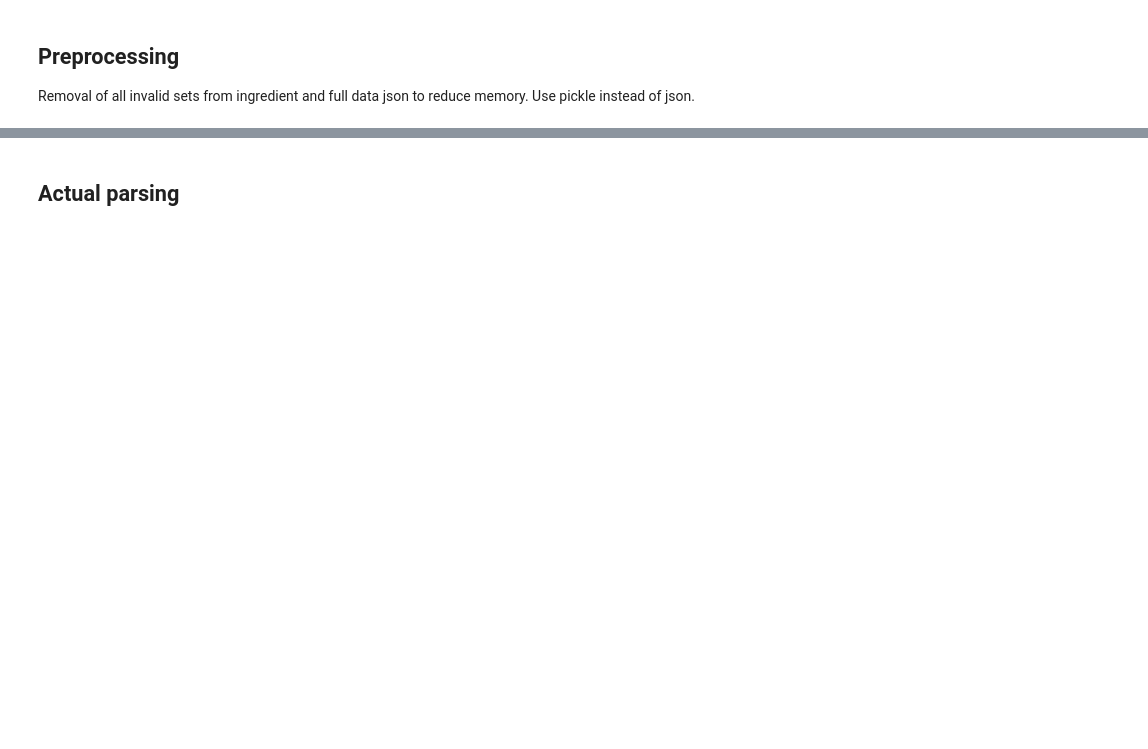
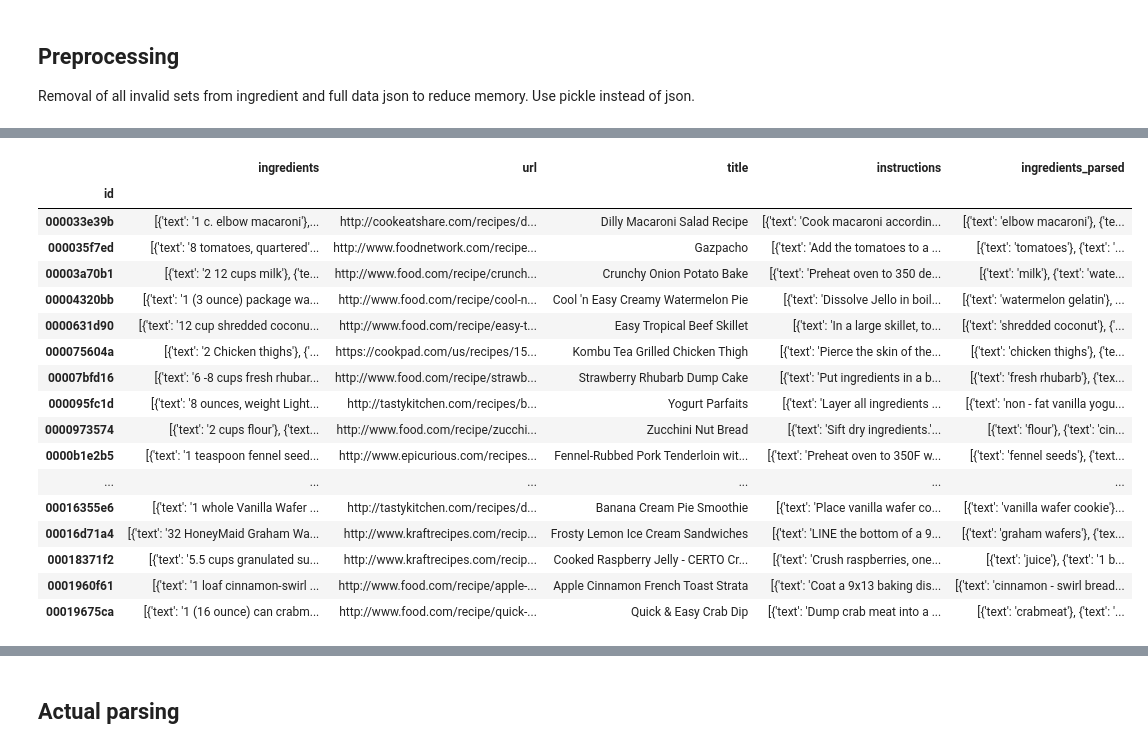
Before and after one commit to mscholl96/mad-recime, a Jupyter notebook: data/recipe1M/parser/parser.ipynb, the cells around one changed output, grey strips where cells are left out. Drawn from its saved outputs; the diff is of its cells as text; code cells hidden in the pictures; blank space fills up the shorter version.

Commit message:
#12 Improved parsing, todo: food.com amount postprocessing

```diff
--- a/data/recipe1M/parser/parser.ipynb
+++ b/data/recipe1M/parser/parser.ipynb
@@ -92,11 +59,10 @@ def extract_amount(content):
 # %%
 ingredient_data = None
 recipe_data = None
-ingredient_file = FILE_DIR + 'det_ingrs.json'
-layer1_file = FILE_DIR + 'layer1.json'
+ingredient_file = FILE_DIR + 'ingSub.json'
+layer1_file = FILE_DIR + 'layer1_stripped.json'
 
-ingredient_out = FILE_DIR + '2022_02_05/det_ingrs_valid.pkl'
-layer1_out = FILE_DIR + '2022_02_05/layer1_valid.pkl'
+layer1_out = FILE_DIR + 'layer1_valid.pkl'
 
 # Get data, set id as used index and drop unnecessary information
 ingredient_data = pd.read_json(ingredient_file).set_index('id')
@@ -125,55 +91,43 @@ print(f'Removed {len(indices)} recipes with invalid ingredients')
 recipe_data['ingredients_parsed'] = ingredient_data['ingredients']
 
 indices = []
+
+# Replace fractions (such as "1/2")
+fractionRegex = re.compile('d+/d+')
+
+# Replace mixed fractions
+mixedFractionRegex = re.compile('\d+(?:\s|\s?\-\s?)\d+/\d+')
+
+# Needed to extract numbers
+numberRegex = re.compile('\d+')
+
 j = 0
-# Replace fractions in raw ingredients
 for idx, recipe in recipe_data.iterrows():
-    url = recipe['url']
-    # Recrawl amounts if recipe is from food.com
-    if 'www.food.com' in url:
-        page = requests.get(url)
-        if page.status_code == 200:
-            content = page.content
-        else:
-            print(f'Page {url} returned error code: {page.status_code}')
 
-        soup = BeautifulSoup(content, 'html.parser')
-        ingredient_quantities = soup.find_all("div", {"class": "recipe-ingredients__ingredient-quantity"})
-        try:
-            if(len(ingredient_quantities) == len(recipe['ingredients'])):
-                for i in range(0, len(ingredient_quantities)):
-                    # sup and sub are the tags of the fraction numbers, if they are None, there is no fraction inside the field
-                    sup = ingredient_quantities[i].find_all('sup')
-                    if sup:
-                        ingredient = recipe['ingredients'][i]
-                        # List of elements inside div
-                        content = ingredient_quantities[i].contents
-                        to_replace, amount = extract_amount(content)
-                        if to_replace in ingredient['text'][0:10]:
-                            ingredient['text'] = ingredient['text'].replace(to_replace, amount)
-                        else:
-                            print(f"Reconstruction error in recipe {idx}")
-            else:
-                print(f"Website ingredients don't match data set for id {idx}, url: {url}")
-        except BaseException as e:
-           print(f"Error in recipe {idx} with exception {e}")
-
-    # Replace fraction (such as "1/2") and empty ingredients
-    fractionRegex = re.compile('[0-9]+/[0-9]+')
     for ingredient in recipe['ingredients']:
         text = ingredient['text']
         if text:
+            # First all mixed fractions
+            mixedFractions = re.findall(mixedFractionRegex, text)
+            for mixedFraction in mixedFractions:
+                numbers = [int(s) for s in re.findall(numberRegex, mixedFraction)]
+                float_representation = round(numbers[0] + numbers[1]/numbers[2], 2)
+                text = text.replace(mixedFraction, str(float_representation))
+            # Now the remaining fractions
             fractions = re.findall(fractionRegex, text)
-            if fractions:
-                numbers = fractions[0].split('/')
-                float_representation = int(numbers[0])/int(numbers[1])
-                text = text.replace(fractions[0], str(float_representation))
-                ingredient['text'] = text
+            for fraction in fractions:
+                numbers = fraction.split('/')
+                float_representation = round(int(numbers[0])/int(numbers[1]), 2)
+                text = text.replace(fraction, str(float_representation))
+
+            # Replace original text
+            ingredient['text'] = text
+
         elif idx not in indices:
             # To be removed later (empty ingredient)
             indices.append(idx)
     j+=1
-    if j % 5000 == 0:
+    if j % 100000 == 0:
         print(f'Progress: {j}')
 
 
@@ -198,3 +146,21 @@ Website ingredients don't match data set for id 01662651e2, url: http://www.food
+|  | ingredients | url | title | instructions | ingredients_parsed |
+| id |  |  |  |  |  |
+| 000033e39b | [{'text': '1 c. elbow macaroni'},... | http://cookeatshare.com/recipes/d... | Dilly Macaroni Salad Recipe | [{'text': 'Cook macaroni accordin... | [{'text': 'elbow macaroni'}, {'te... |
+| 000035f7ed | [{'text': '8 tomatoes, quartered'... | http://www.foodnetwork.com/recipe... | Gazpacho | [{'text': 'Add the tomatoes to a ... | [{'text': 'tomatoes'}, {'text': '... |
+| 00003a70b1 | [{'text': '2 12 cups milk'}, {'te... | http://www.food.com/recipe/crunch... | Crunchy Onion Potato Bake | [{'text': 'Preheat oven to 350 de... | [{'text': 'milk'}, {'text': 'wate... |
+| 00004320bb | [{'text': '1 (3 ounce) package wa... | http://www.food.com/recipe/cool-n... | Cool 'n Easy Creamy Watermelon Pie | [{'text': 'Dissolve Jello in boil... | [{'text': 'watermelon gelatin'}, ... |
+| 0000631d90 | [{'text': '12 cup shredded coconu... | http://www.food.com/recipe/easy-t... | Easy Tropical Beef Skillet | [{'text': 'In a large skillet, to... | [{'text': 'shredded coconut'}, {'... |
+| 000075604a | [{'text': '2 Chicken thighs'}, {'... | https://cookpad.com/us/recipes/15... | Kombu Tea Grilled Chicken Thigh | [{'text': 'Pierce the skin of the... | [{'text': 'chicken thighs'}, {'te... |
+| 00007bfd16 | [{'text': '6 -8 cups fresh rhubar... | http://www.food.com/recipe/strawb... | Strawberry Rhubarb Dump Cake | [{'text': 'Put ingredients in a b... | [{'text': 'fresh rhubarb'}, {'tex... |
+| 000095fc1d | [{'text': '8 ounces, weight Light... | http://tastykitchen.com/recipes/b... | Yogurt Parfaits | [{'text': 'Layer all ingredients ... | [{'text': 'non - fat vanilla yogu... |
+| 0000973574 | [{'text': '2 cups flour'}, {'text... | http://www.food.com/recipe/zucchi... | Zucchini Nut Bread | [{'text': 'Sift dry ingredients.'... | [{'text': 'flour'}, {'text': 'cin... |
+| 0000b1e2b5 | [{'text': '1 teaspoon fennel seed... | http://www.epicurious.com/recipes... | Fennel-Rubbed Pork Tenderloin wit... | [{'text': 'Preheat oven to 350F w... | [{'text': 'fennel seeds'}, {'text... |
+| ... | ... | ... | ... | ... | ... |
+| 00016355e6 | [{'text': '1 whole Vanilla Wafer ... | http://tastykitchen.com/recipes/d... | Banana Cream Pie Smoothie | [{'text': 'Place vanilla wafer co... | [{'text': 'vanilla wafer cookie'}... |
+| 00016d71a4 | [{'text': '32 HoneyMaid Graham Wa... | http://www.kraftrecipes.com/recip... | Frosty Lemon Ice Cream Sandwiches | [{'text': 'LINE the bottom of a 9... | [{'text': 'graham wafers'}, {'tex... |
+| 00018371f2 | [{'text': '5.5 cups granulated su... | http://www.kraftrecipes.com/recip... | Cooked Raspberry Jelly - CERTO Cr... | [{'text': 'Crush raspberries, one... | [{'text': 'juice'}, {'text': '1 b... |
+| 0001960f61 | [{'text': '1 loaf cinnamon-swirl ... | http://www.food.com/recipe/apple-... | Apple Cinnamon French Toast Strata | [{'text': 'Coat a 9x13 baking dis... | [{'text': 'cinnamon - swirl bread... |
+| 00019675ca | [{'text': '1 (16 ounce) can crabm... | http://www.food.com/recipe/quick-... | Quick & Easy Crab Dip | [{'text': 'Dump crab meat into a ... | [{'text': 'crabmeat'}, {'text': '... |
 # %% [markdown]
 ## Plausibilty check (postprocessing)
 Steps in postprocessing are:
```
Also changed, not shown: parts of 7 cells of this notebook, 1 other file.
